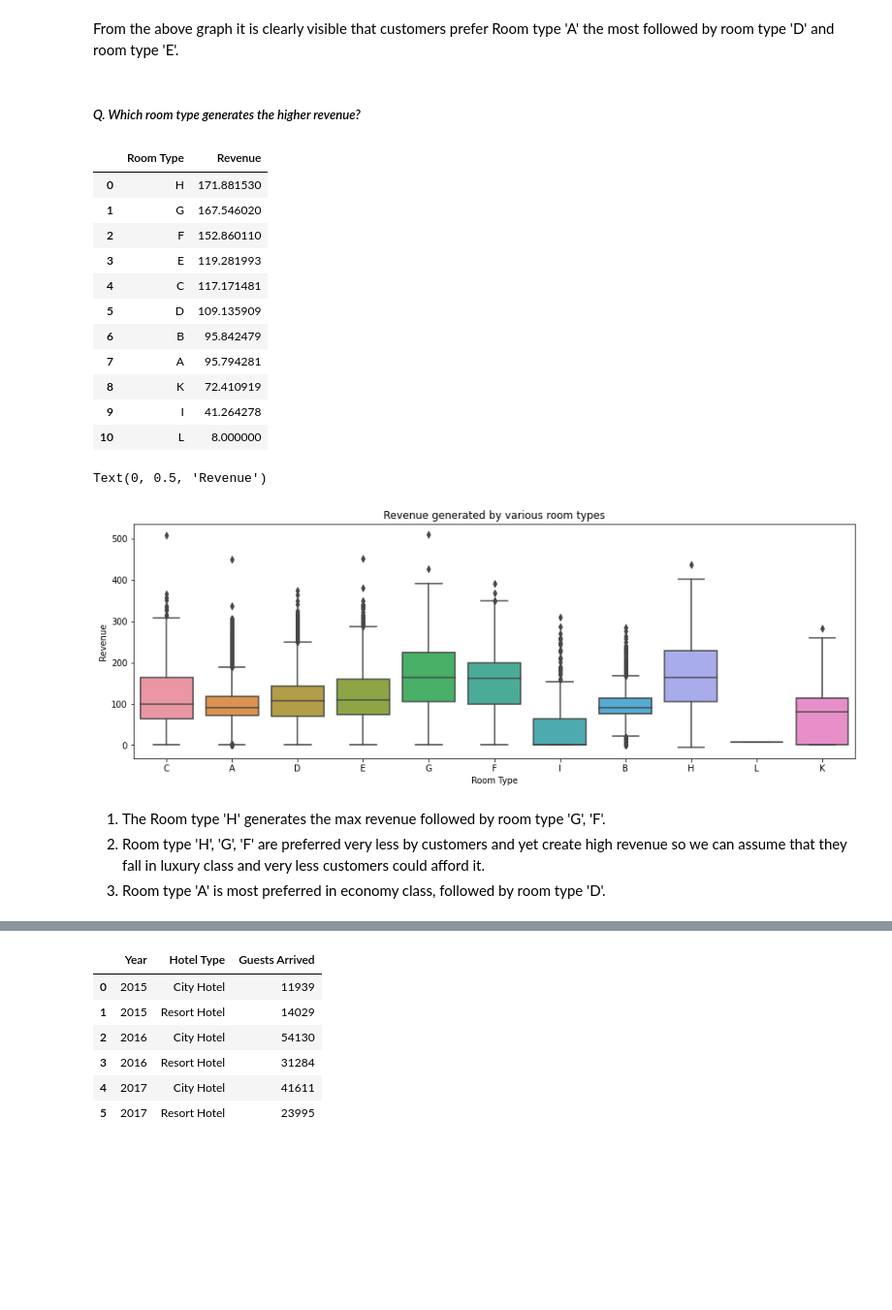
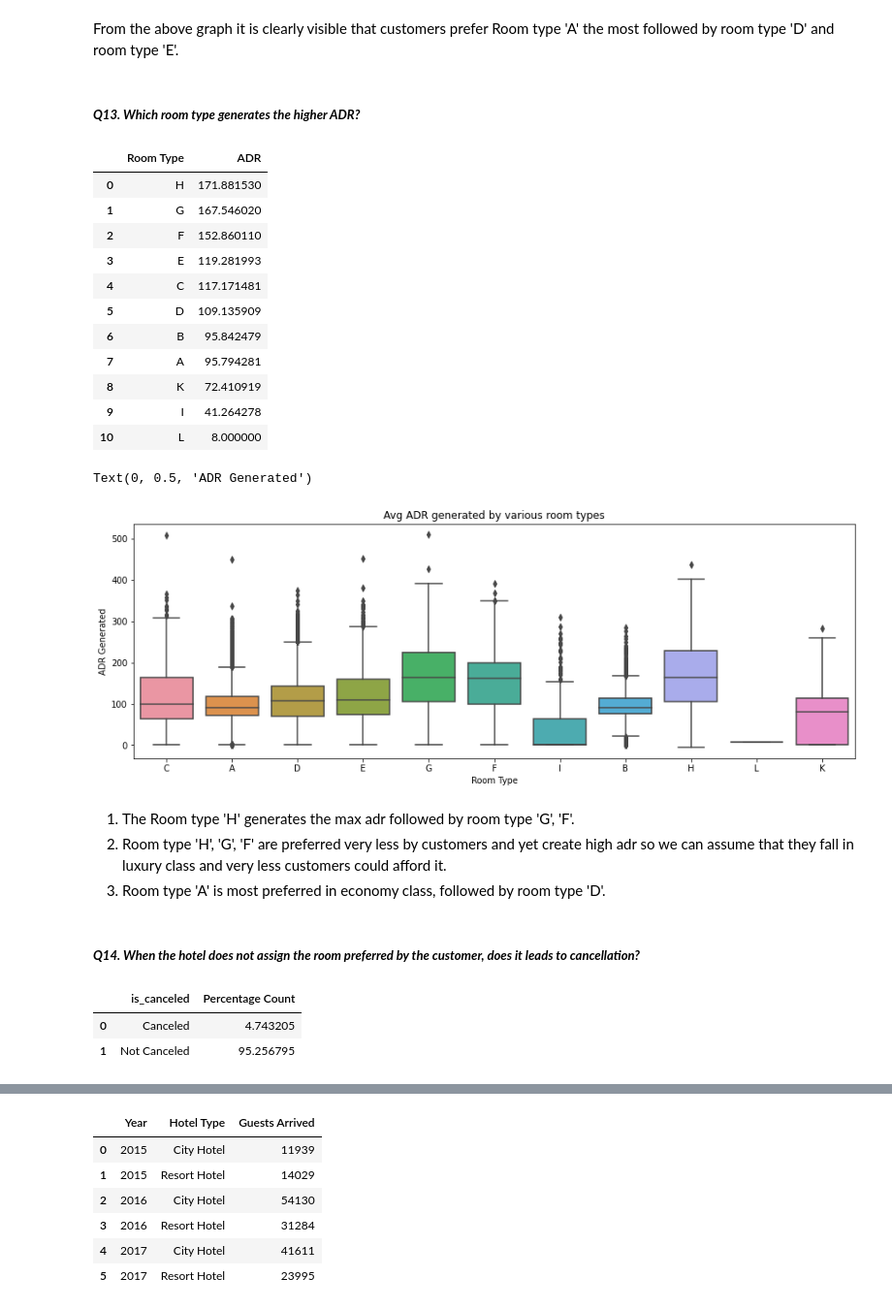
Before and after one commit to SinghUjjwal9/Hotel-Booking-Analysis-EDA, a Jupyter notebook: HotelBookingAnalysisEDA(Ujjwal_Ajit_Singh,_Cohort_Hudson).ipynb, the cells around one changed output, grey strips where cells are left out. Shown at 97% size. Drawn from its saved outputs; the diff is of its cells as text; code cells hidden in the pictures; blank space fills up the shorter version.

```diff
--- a/HotelBookingAnalysisEDA(Ujjwal_Ajit_Singh,_Cohort_Hudson).ipynb
+++ b/HotelBookingAnalysisEDA(Ujjwal_Ajit_Singh,_Cohort_Hudson).ipynb
@@ -842,13 +840,13 @@ plt.figure(figsize = (10,5))
 # %% [markdown]
 From the above graph it is clearly visible that customers prefer Room type 'A' the most followed by room type 'D' and room type 'E'.
 # %% [markdown]
-##### <i> Q. Which room type generates the higher revenue?
+##### <i> <b> Q13. Which room type generates the higher ADR?
 # %%
 # Creating the table of revenue generated bu room type.
-df_room_revenue = df_hba1.groupby(["assigned_room_type"])["adr"].mean().sort_values(ascending = False).reset_index().rename(columns = {"assigned_room_type" : "Room Type", "adr" : "Revenue"})
-df_room_revenue
+df_room_adr = df_hba1.groupby(["assigned_room_type"])["adr"].mean().sort_values(ascending = False).reset_index().rename(columns = {"assigned_room_type" : "Room Type", "adr" : "ADR"})
+df_room_adr
 # %% [output]
-|  | Room Type | Revenue |
+|  | Room Type | ADR |
 | 0 | H | 171.881530 |
 | 1 | G | 167.546020 |
 | 2 | F | 152.860110 |
@@ -863,13 +861,34 @@ df_room_revenue
 # %%
 # Plotting the graph of above table to draw insights.
 sns.boxplot(x = df_hba1['assigned_room_type'], y = df_hba1['adr'])
-plt.title("Revenue generated by various room types")
+plt.title("Avg ADR generated by various room types")
 plt.xlabel("Room Type")
-plt.ylabel("Revenue")
+plt.ylabel("ADR Generated")
 # %% [output]
-Text(0, 0.5, 'Revenue')
+Text(0, 0.5, 'ADR Generated')
-[figure, old version]
+[figure, new version]
 # %% [markdown]
-1.   The Room type 'H' generates the max revenue followed by room type 'G', 'F'.
-2.   Room type 'H', 'G', 'F' are preferred very less by customers and yet create high revenue so we can assume that they fall in luxury class and very less customers could afford it.
+1.   The Room type 'H' generates the max adr followed by room type 'G', 'F'.
+2.   Room type 'H', 'G', 'F' are preferred very less by customers and yet create high adr so we can assume that they fall in luxury class and very less customers could afford it.
 3.    Room type 'A' is most preferred in economy class, followed by room type 'D'.
+# %% [markdown]
+##### <i> <b> Q14. When the hotel does not assign the room preferred by the customer, does it leads to cancellation?
+# %%
+df1 = df_hba1[(df_hba1["reserved_room_type"] != df_hba1["assigned_room_type"])]
+Total_Bookings = df1["is_canceled"].count()
+
+Canceled_Bookings = df1[df1["is_canceled"] == 1]["is_canceled"].count()
+
+Bookings_not_canceled = df1[df1["is_canceled"] != 1]["is_canceled"].count()
+
+Percentage_bookings_canceled = (Canceled_Bookings * 100) / Total_Bookings
+
+Percentage_bookings_not_canceled = (Bookings_not_canceled * 100) / Total_Bookings
+
+df2 = pd.DataFrame([Percentage_bookings_canceled, Percentage_bookings_not_canceled], index = ["Canceled", "Not Canceled"])
+df2 = df2.reset_index().rename(columns = {"index" : "is_canceled", 0 : "Percentage Count"})
+df2
+# %% [output]
+|  | is_canceled | Percentage Count |
+| 0 | Canceled | 4.743205 |
+| 1 | Not Canceled | 95.256795 |
```
Also changed, not shown: parts of 62 cells of this notebook.
